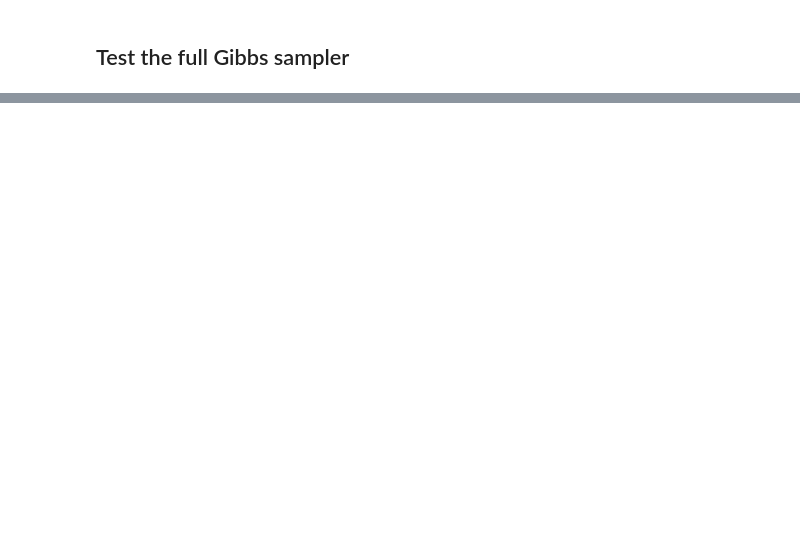
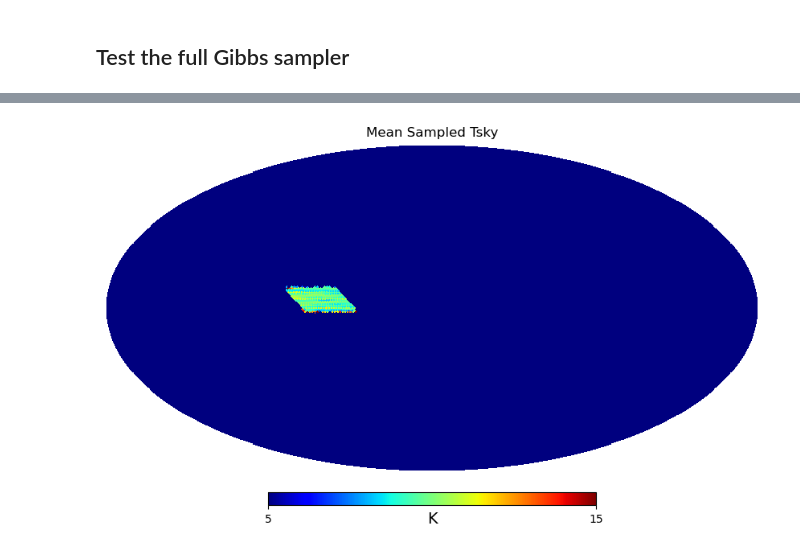
Before and after one commit to zzhang0123/hydra-tod, a Jupyter notebook: workflow.ipynb, the cells around one changed output, grey strips where cells are left out. Cells and saved outputs as stored; diff of their text form; code cells hidden in the pictures; blank space fills up the shorter version.

```diff
--- a/workflow.ipynb
+++ b/workflow.ipynb
@@ -469,0 +491,4 @@ p_gain_samples, p_sys_samples, p_noise_samples = full_Gibbs_sampler_singledish(T
+# %%
+hp.mollview(sample_mean_map, title="Mean Sampled Tsky", unit="K", cmap='jet', min=5, max=15)
+# %% [output]
+[figure, added]
```
Also changed, not shown: parts of 11 cells of this notebook, 5 other files.
